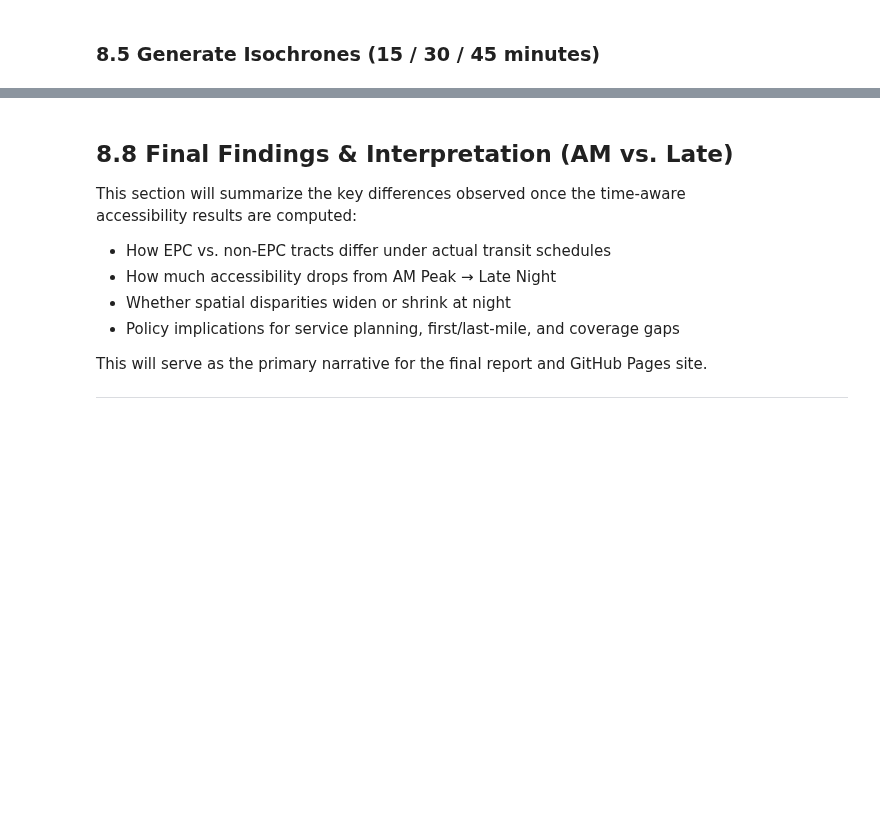
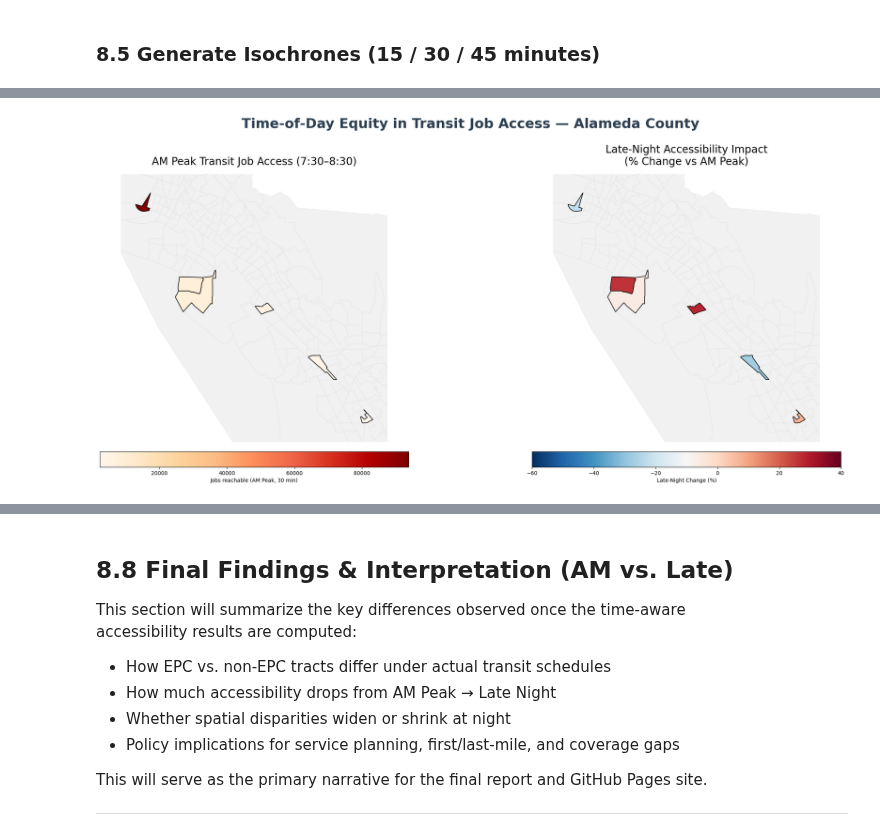
Before and after one commit to rabahbabaci/MTC-Transit_Access_Equity, a Jupyter notebook: notebooks/transit_access_equity_midterm.ipynb, the cells around one changed output, grey strips where cells are left out. Saved outputs shown, nothing was run; the diff lists cells and outputs as text; code cells hidden in the pictures; blank space fills up the shorter version.

```diff
--- a/notebooks/transit_access_equity_midterm.ipynb
+++ b/notebooks/transit_access_equity_midterm.ipynb
@@ -1563,0 +1865,100 @@ pass
+# %%
+# Reload access_df and ensure IDs are strings
+access_df_fixed = pd.read_csv(PROCESSED / "job_accessibility_summary.csv")
+access_df_fixed["origin_id"] = access_df_fixed["origin_id"].astype(str).str.zfill(11)
+
+# Get origins with correct GEOID format
+origins_plot = origins_sample.copy()
+origins_plot["GEOID"] = origins_plot["GEOID"].astype(str).str.zfill(11)
+
+# Merge job access + % change into the GeoDataFrame
+origins_plot = (
+    origins_plot.set_index("GEOID")
+    .join(access_df_fixed.set_index("origin_id")[["jobs_am_peak_30min", "Δ_30min_%"]])
+    .dropna(subset=["jobs_am_peak_30min"])
+    .reset_index()
+)
+
+# Load Alameda tracts for background
+alameda_tracts = gpd.read_file(PROCESSED / "alameda_final.geojson").to_crs("EPSG:4326")
+bounds = alameda_tracts.total_bounds
+
+# Slight zoom-in around all origin tracts
+minx, miny, maxx, maxy = origins_plot.total_bounds
+zoom_padding = 0.015
+x0 = minx - zoom_padding
+x1 = maxx + zoom_padding
+y0 = miny - zoom_padding
+y1 = maxy + zoom_padding
+
+# Create figure
+fig, (ax1, ax2) = plt.subplots(1, 2, figsize=(22, 10))
+
+# LEFT MAP (AM Peak Access)
+alameda_tracts.plot(ax=ax1, color="#f1f1f1", edgecolor="#d0d0d0", linewidth=0.2)
+origins_plot.plot(
+    ax=ax1,
+    column="jobs_am_peak_30min",
+    cmap="OrRd",
+    edgecolor="black",
+    linewidth=1.2,  # thinner than before
+    legend=True,
+    legend_kwds={
+        "label": "Jobs reachable (AM Peak, 30 min)",
+        "orientation": "horizontal",
+        "shrink": 0.8,
+        "pad": 0.03,
+    },
+)
+ax1.set_xlim(x0, x1)
+ax1.set_ylim(y0, y1)
+ax1.set_title("AM Peak Transit Job Access (7:30–8:30)", fontsize=20, pad=18)
+ax1.axis("off")
+
+# RIGHT MAP (Late-Night Change)
+alameda_tracts.plot(ax=ax2, color="#f1f1f1", edgecolor="#d0d0d0", linewidth=0.2)
+origins_plot.plot(
+    ax=ax2,
+    column="Δ_30min_%",
+    cmap="RdBu_r",
+    vmin=-60,
+    vmax=40,
+    edgecolor="black",
+    linewidth=1.2,
+    legend=True,
+    legend_kwds={
+        "label": "Late-Night Change (%)",
+        "orientation": "horizontal",
+        "shrink": 0.8,
+        "pad": 0.03,
+    },
+)
+ax2.set_xlim(x0, x1)
+ax2.set_ylim(y0, y1)
+ax2.set_title(
+    "Late-Night Accessibility Impact\n(% Change vs AM Peak)", fontsize=20, pad=18
+)
+ax2.axis("off")
+
+# main title
+plt.suptitle(
+    "Time-of-Day Equity in Transit Job Access — Alameda County",
+    fontsize=26,
+    fontweight="bold",
+    y=1.03,  # moves title upward
+    color="#2c3e50",
+)
+
+plt.tight_layout(rect=[0, 0, 1, 0.93])  # reserves space below the main title
+plt.subplots_adjust(top=0.88, wspace=0.12)
+
+# Save
+plt.savefig(
+    VIS / "final_paired_map.png", dpi=500, bbox_inches="tight", facecolor="white"
+)
+
+plt.show()
+
+print("FINAL MAP SAVED: visualizations/final_paired_map.png")
+# %% [output]
+[figure, added]
```
Also changed, not shown: parts of 24 cells of this notebook, 6 other files.
